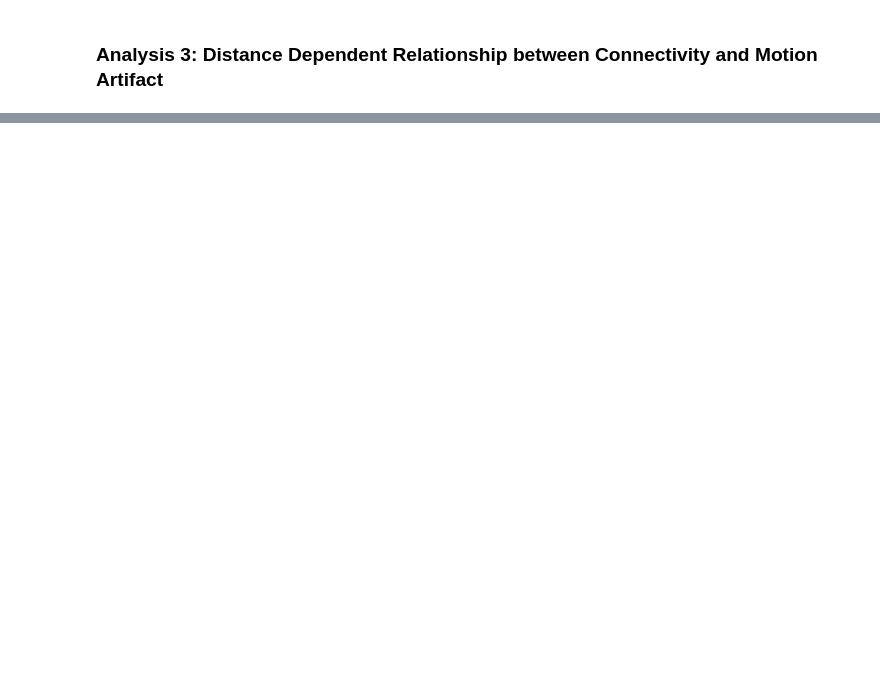
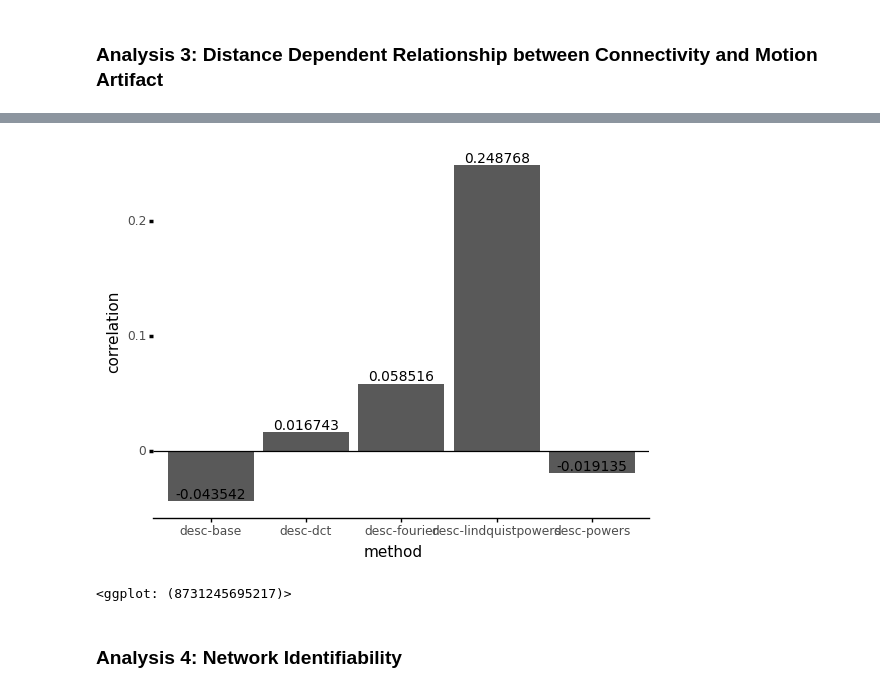
Before and after one commit to jerdra/multiband-censoring-comparisons, a Jupyter notebook: notebook/01-ciric-2018/01-analyze-qcfc.ipynb, the cells around one changed output, grey strips where cells are left out. Saved outputs shown, nothing was run; the diff lists cells and outputs as text; code cells hidden in the pictures; blank space fills up the shorter version.

```diff
--- a/notebook/01-ciric-2018/01-analyze-qcfc.ipynb
+++ b/notebook/01-ciric-2018/01-analyze-qcfc.ipynb
@@ -151,0 +180,26 @@ median_df = qcfc.loc[:, ['method','pearson']]\
+# %%
+dist_corr =\
+    dist_df.groupby('method')[['pearson','Value']]\
+    .corr()\
+    .iloc[0::2,-1]\
+    .reset_index()\
+    .drop('level_1', axis=1)\
+    .rename({"Value":"correlation"},axis=1)
+# %%
+(pn.ggplot(dist_corr, pn.aes(x='method', y='correlation'))
+    + pn.geom_col()
+    + pn.geom_text(pn.aes(label='correlation'),
+                size=10, va='bottom',
+                format_string="{:3f}")
+    + pn.geom_hline(yintercept=0)
+    + pn.theme(
+        panel_background=pn.element_rect(fill='white'),
+        axis_line_x=pn.element_line(color='black'),
+        axis_ticks_major_y=pn.element_line(color='black',size=2.5)
+    )
+)
+# %% [output]
+[figure, added]
+<ggplot: (8731245695217)>
+# %% [markdown]
+### Analysis 4: Network Identifiability
```
Also changed, not shown: parts of 10 cells of this notebook, 5 other files.
